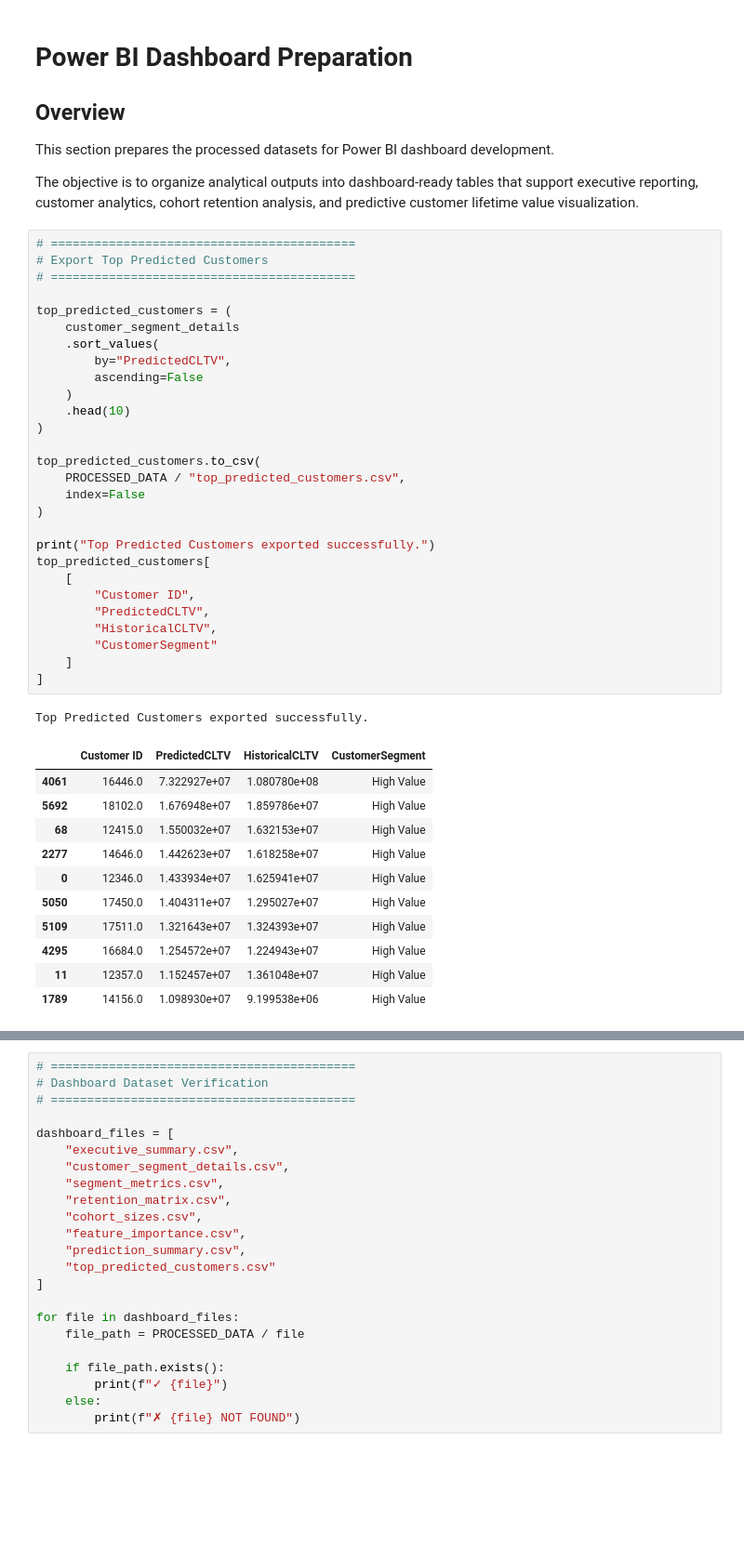
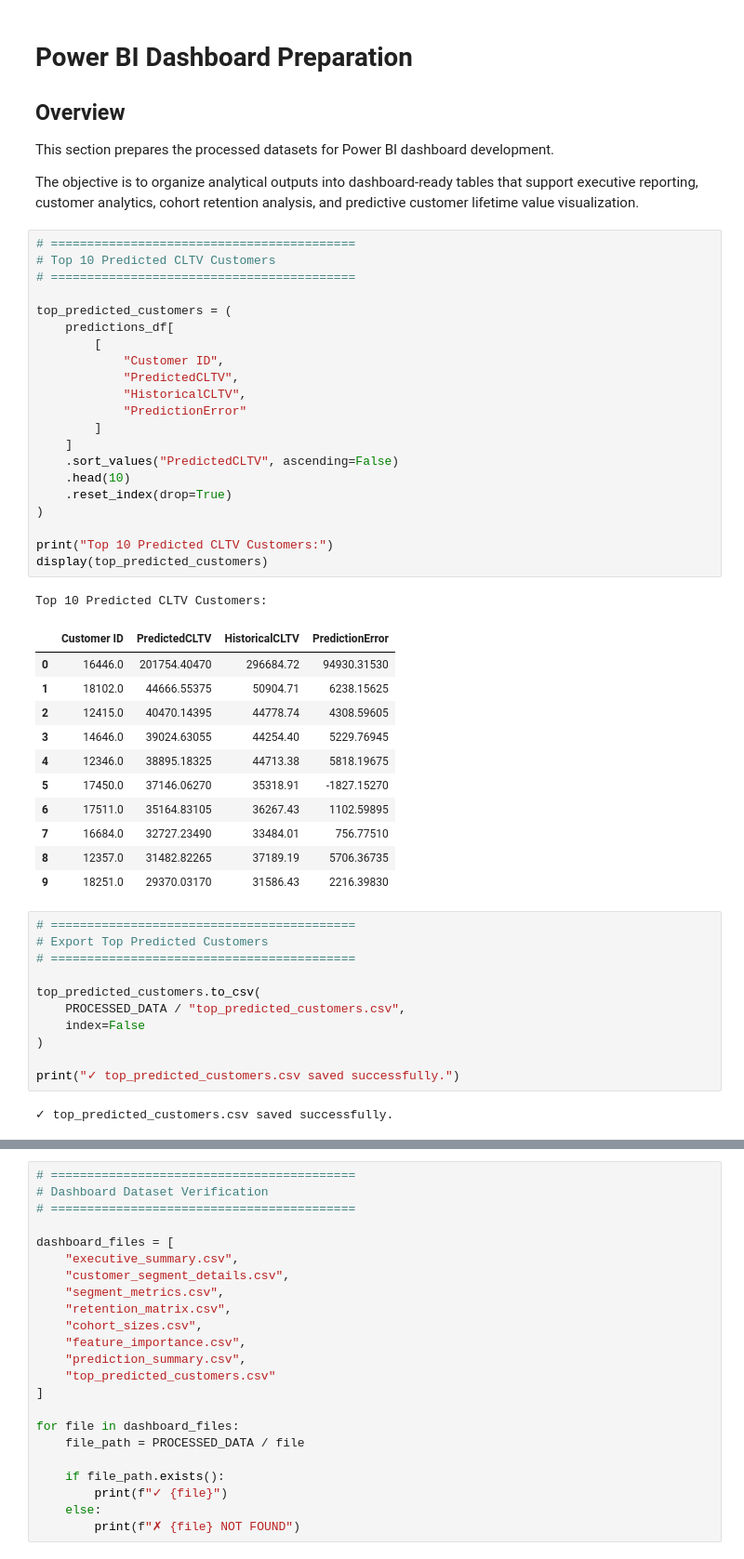
Before and after one commit to Tamoze/SaaS-ECommerce-Cohort-Retention-CLTV-Analysis, a Jupyter notebook: notebooks/04_visualizations.ipynb, the cells around one changed output, grey strips where cells are left out. Shown at 93% size. Saved outputs shown, nothing was run; the diff lists cells and outputs as text; blank space fills up the shorter version.

Commit message:
fix: correct historical CLTV and update visualizations

```diff
--- a/notebooks/04_visualizations.ipynb
+++ b/notebooks/04_visualizations.ipynb
@@ -845,44 +925,50 @@ Overall, the predictive model can support data-driven customer relationship mana
 This section prepares the processed datasets for Power BI dashboard development.
 
 The objective is to organize analytical outputs into dashboard-ready tables that support executive reporting, customer analytics, cohort retention analysis, and predictive customer lifetime value visualization.
+# %%
+# ==========================================
+# Top 10 Predicted CLTV Customers
+# ==========================================
+
+top_predicted_customers = (
+    predictions_df[
+        [
+            "Customer ID",
+            "PredictedCLTV",
+            "HistoricalCLTV",
+            "PredictionError"
+        ]
+    ]
+    .sort_values("PredictedCLTV", ascending=False)
+    .head(10)
+    .reset_index(drop=True)
+)
+
+print("Top 10 Predicted CLTV Customers:")
+display(top_predicted_customers)
+# %% [output]
+Top 10 Predicted CLTV Customers:
+|  | Customer ID | PredictedCLTV | HistoricalCLTV | PredictionError |
+| 0 | 16446.0 | 201754.40470 | 296684.72 | 94930.31530 |
+| 1 | 18102.0 | 44666.55375 | 50904.71 | 6238.15625 |
+| 2 | 12415.0 | 40470.14395 | 44778.74 | 4308.59605 |
+| 3 | 14646.0 | 39024.63055 | 44254.40 | 5229.76945 |
+| 4 | 12346.0 | 38895.18325 | 44713.38 | 5818.19675 |
+| 5 | 17450.0 | 37146.06270 | 35318.91 | -1827.15270 |
+| 6 | 17511.0 | 35164.83105 | 36267.43 | 1102.59895 |
+| 7 | 16684.0 | 32727.23490 | 33484.01 | 756.77510 |
+| 8 | 12357.0 | 31482.82265 | 37189.19 | 5706.36735 |
+| 9 | 18251.0 | 29370.03170 | 31586.43 | 2216.39830 |
 # %%
 # ==========================================
 # Export Top Predicted Customers
 # ==========================================
-
-top_predicted_customers = (
-    customer_segment_details
-    .sort_values(
-        by="PredictedCLTV",
-        ascending=False
-    )
-    .head(10)
-)
 
 top_predicted_customers.to_csv(
     PROCESSED_DATA / "top_predicted_customers.csv",
     index=False
 )
 
-print("Top Predicted Customers exported successfully.")
-top_predicted_customers[
-    [
-        "Customer ID",
-        "PredictedCLTV",
-        "HistoricalCLTV",
-        "CustomerSegment"
-    ]
-]
+print("✓ top_predicted_customers.csv saved successfully.")
 # %% [output]
-Top Predicted Customers exported successfully.
+✓ top_predicted_customers.csv saved successfully.
-|  | Customer ID | PredictedCLTV | HistoricalCLTV | CustomerSegment |
-| 4061 | 16446.0 | 7.322927e+07 | 1.080780e+08 | High Value |
-| 5692 | 18102.0 | 1.676948e+07 | 1.859786e+07 | High Value |
-| 68 | 12415.0 | 1.550032e+07 | 1.632153e+07 | High Value |
-| 2277 | 14646.0 | 1.442623e+07 | 1.618258e+07 | High Value |
-| 0 | 12346.0 | 1.433934e+07 | 1.625941e+07 | High Value |
-| 5050 | 17450.0 | 1.404311e+07 | 1.295027e+07 | High Value |
-| 5109 | 17511.0 | 1.321643e+07 | 1.324393e+07 | High Value |
-| 4295 | 16684.0 | 1.254572e+07 | 1.224943e+07 | High Value |
-| 11 | 12357.0 | 1.152457e+07 | 1.361048e+07 | High Value |
-| 1789 | 14156.0 | 1.098930e+07 | 9.199538e+06 | High Value |
```
Also changed, not shown: parts of 40 cells of this notebook, 7 other files.
